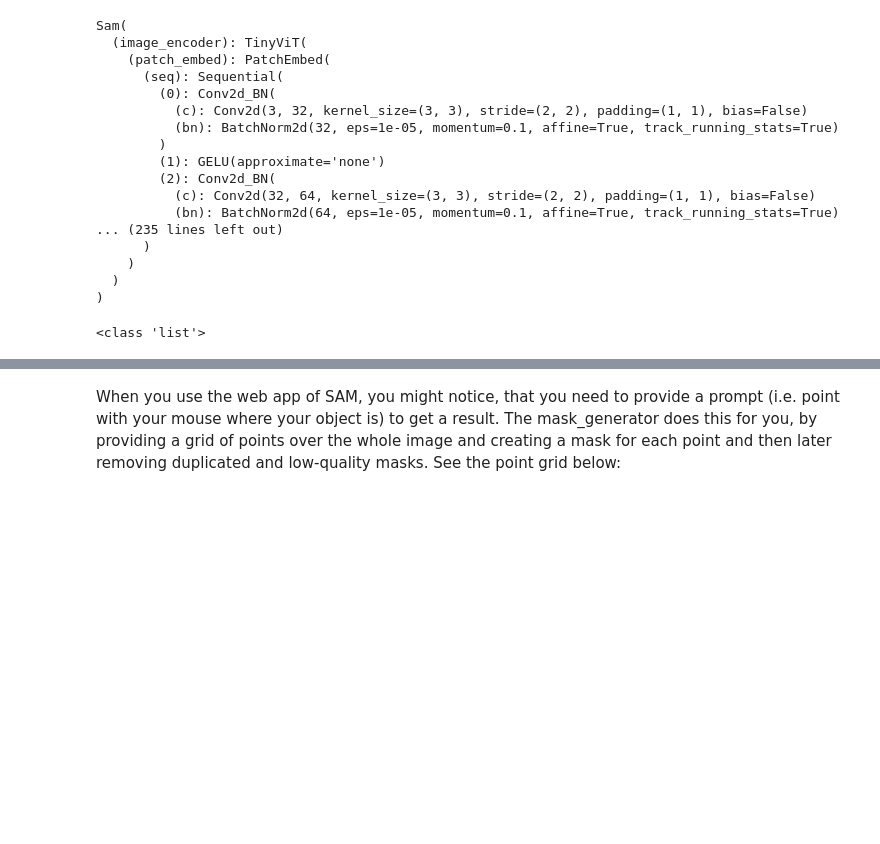
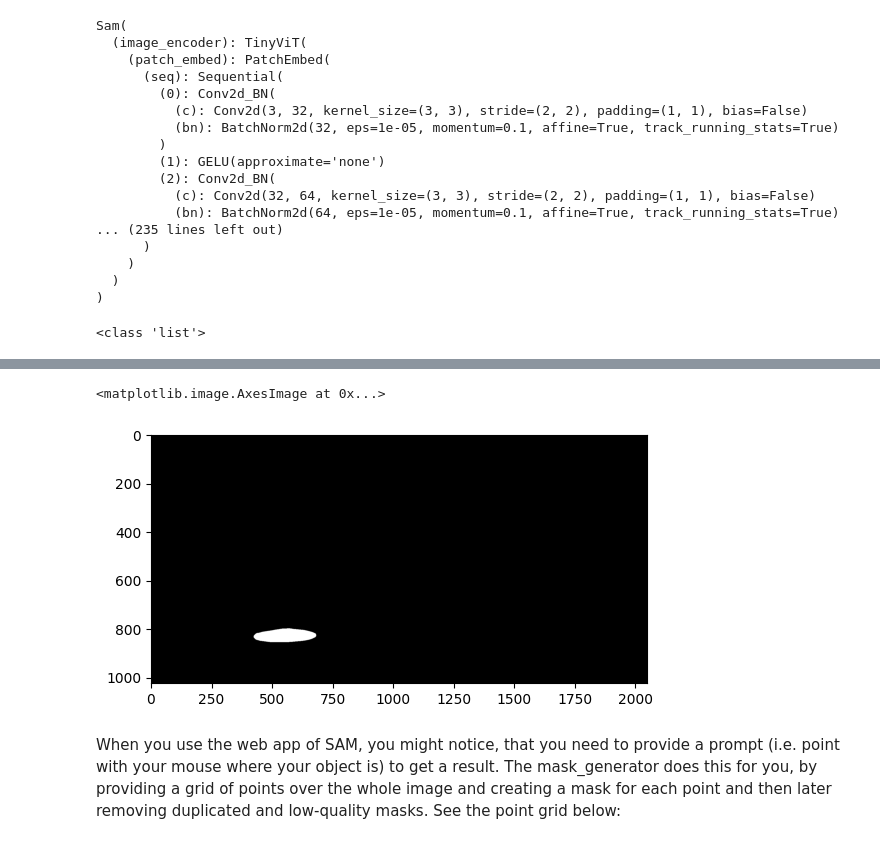
Before and after one commit to himmelhao/AutoDrive-Vision-Fusion-SAM-CLIP-Panoptic-Segmentation, a Jupyter notebook: fine_tune_sam.ipynb, the cells around one changed output, grey strips where cells are left out. Drawn from its saved outputs; the diff is of its cells as text; code cells hidden in the pictures; blank space fills up the shorter version.

```diff
--- a/fine_tune_sam.ipynb
+++ b/fine_tune_sam.ipynb
@@ -201,3 +225,8 @@ plt.imshow(total_mask, cmap='gray')
+# %%
+plt.imshow(masks[5]['segmentation'], cmap='gray')
+# %% [output]
+<matplotlib.image.AxesImage at 0x...>
+[figure, added]
 # %% [markdown]
 When you use the web app of SAM, you might notice, that you need to provide a prompt (i.e. point with your mouse where your object is) to get a result. The mask_generator does this for you, by providing a grid of points over the whole image and creating a mask for each point and then later removing duplicated and low-quality masks. See the point grid below:
 # %%
```
Also changed, not shown: parts of 18 cells of this notebook, 11 other files.
